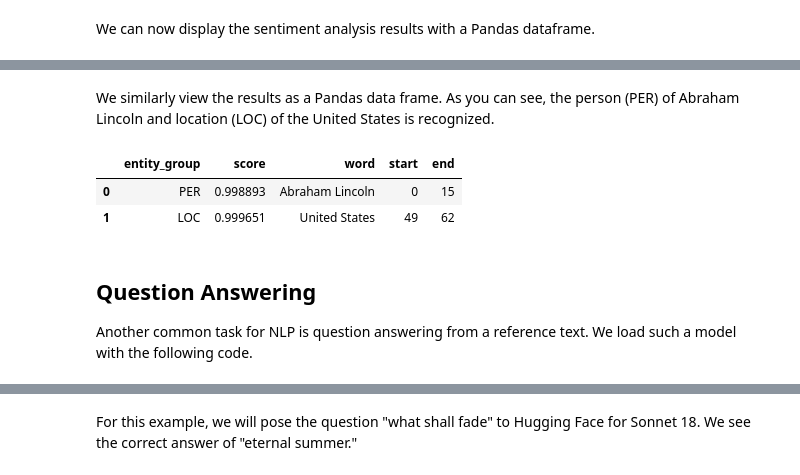
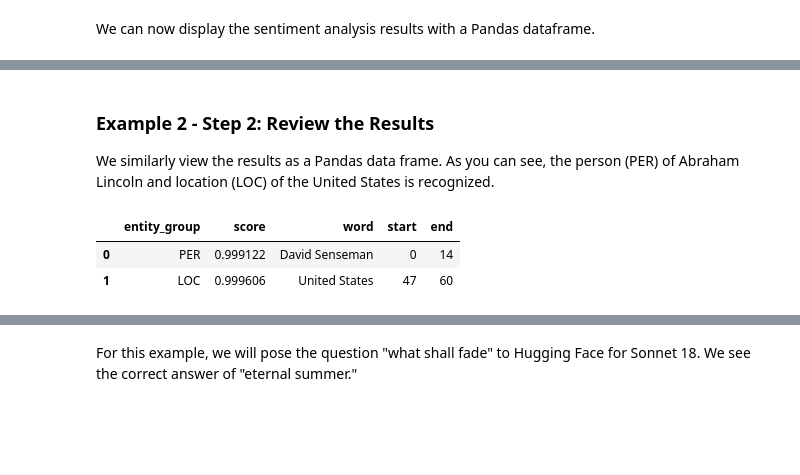
Before and after one commit to DavidSenseman/BIO1173_Fall2025, a Jupyter notebook: F25_Class_05_1.ipynb, the cells around one changed output, grey strips where cells are left out. Cells and saved outputs as stored; diff of their text form; code cells hidden in the pictures; blank space fills up the shorter version.

```diff
--- a/F25_Class_05_1.ipynb
+++ b/F25_Class_05_1.ipynb
@@ -155,6 +451,7 @@ The following code requests a "named entity recognizer" (ner) and processes the
 # %%
-# HIDE OUTPUT
-text2 = "Abraham Lincoln was a president who lived in the United States."
+# Insert your code for Exercise 2 - Step 1 here
+
+EX_text2 = "David Senseman is a biologist who lives in the United States."
 
 tagger = pipeline("ner", aggregation_strategy="simple")
 # %% [output]
@@ -167,13 +468,11 @@ Device set to use cpu
 # %% [markdown]
+### Example 2 - Step 2: Review the Results
+
 We similarly view the results as a Pandas data frame. As you can see, the person (PER) of Abraham Lincoln and location (LOC) of the United States is recognized.
 # %%
-outputs = tagger(text2)
+outputs = tagger(EX_text2)
 pd.DataFrame(outputs)
 # %% [output]
 |  | entity_group | score | word | start | end |
-| 0 | PER | 0.998893 | Abraham Lincoln | 0 | 15 |
-| 1 | LOC | 0.999651 | United States | 49 | 62 |
+| 0 | PER | 0.999122 | David Senseman | 0 | 14 |
+| 1 | LOC | 0.999606 | United States | 47 | 60 |
-# %% [markdown]
-## **Question Answering**
-
-Another common task for NLP is question answering from a reference text. We load such a model with the following code.
```
Also changed, not shown: parts of 80 cells of this notebook.
